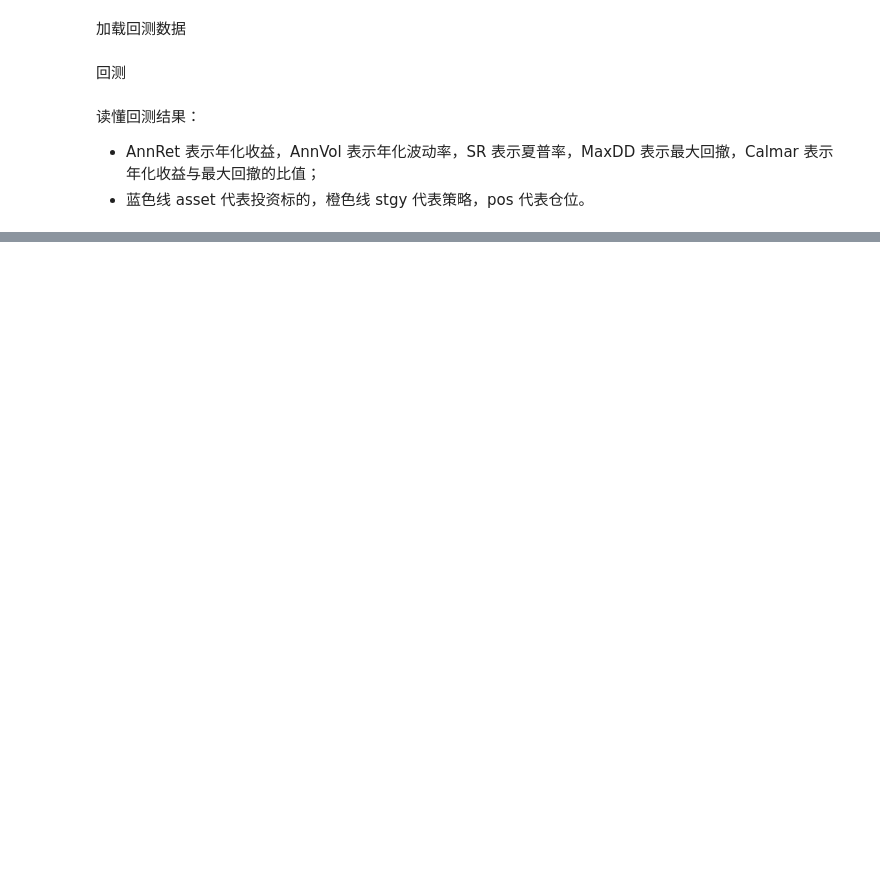
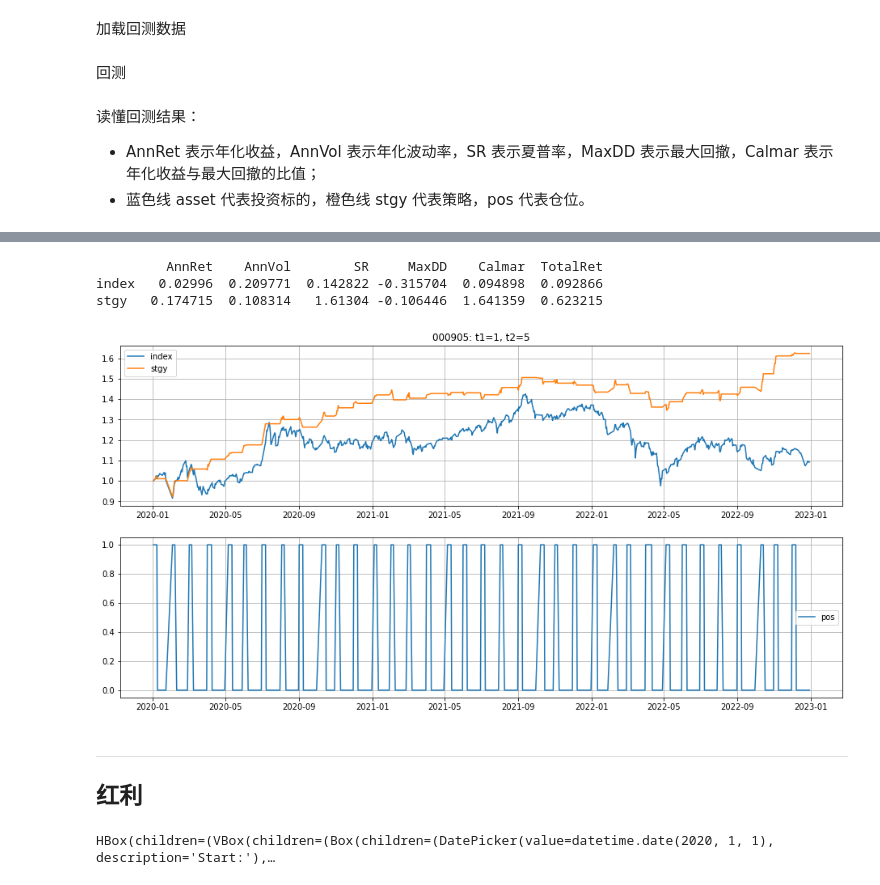
Before and after one commit to hdouhua/pick-up-python, a Jupyter notebook: inv/strategy/calendar-strrategy.ipynb, the cells around one changed output, grey strips where cells are left out. Cells and saved outputs as stored; diff of their text form; code cells hidden in the pictures; blank space fills up the shorter version.

```diff
--- a/inv/strategy/calendar-strrategy.ipynb
+++ b/inv/strategy/calendar-strrategy.ipynb
@@ -409,0 +129,31 @@ stgy   0.084373  0.152426  0.553539 -0.297845   0.28328  0.272945
+# %%
+symbol_id = symbols[0].value
+params = dict({
+    'start_date': datePickers[0].value,
+    'end_date': datePickers[1].value,
+    'day_range': [dayRange[0].value, dayRange[1].value],
+})
+
+is_fund = symbols[1].value
+if is_fund:
+    params['fee'] = fee_rate_fund
+    col_mapping = {'nav': symbol_id}
+else:
+    params['fee'] = fee_rate_stock
+    col_mapping = {'close': symbol_id}
+
+backtest(symbol_id, col_mapping, '../res/small', params)
+# %% [output]
+         AnnRet    AnnVol        SR     MaxDD    Calmar  TotalRet
+index   0.02996  0.209771  0.142822 -0.315704  0.094898  0.092866
+stgy   0.174715  0.108314   1.61304 -0.106446  1.641359  0.623215
+[figure, added]
+# %% [markdown]
+<hr />
+
+## 红利
+# %%
+ui, datePickers, dayRange, symbols = get_widgets(symbol_type=SymbolType.Divident)
+ui
+# %% [output]
+HBox(children=(VBox(children=(Box(children=(DatePicker(value=datetime.date(2020, 1, 1), description='Start:'),…
```
Also changed, not shown: parts of 75 cells of this notebook, 10 other files.
